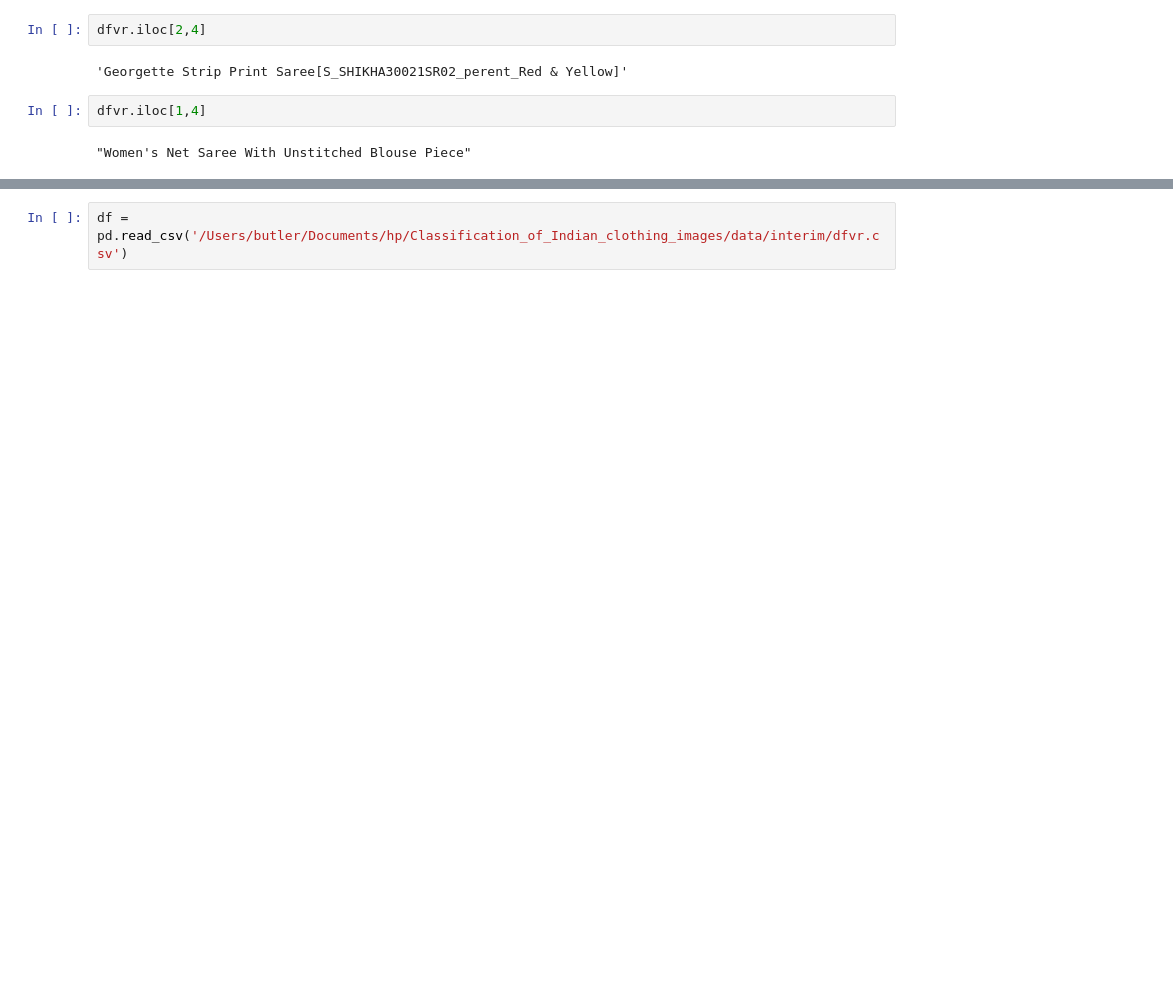
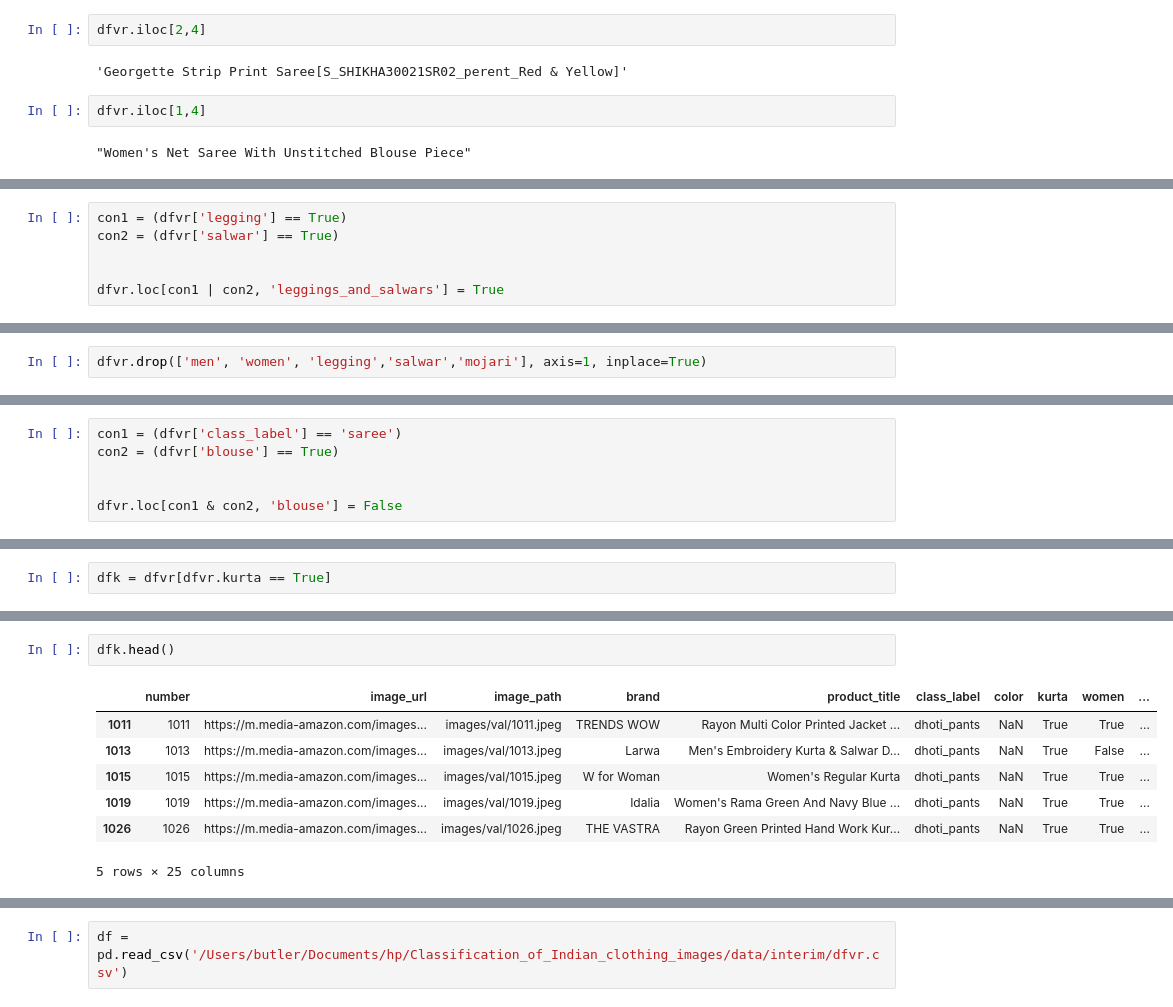
Before and after one commit to keb101/Image-Classification-Indian-Clothing, a Jupyter notebook: Classification_of_Indian_clothing_images/notebooks/Investigating_orig_data.ipynb, the cells around one changed output, grey strips where cells are left out. Saved outputs shown, nothing was run; the diff lists cells and outputs as text; blank space fills up the shorter version.

```diff
--- a/Classification_of_Indian_clothing_images/notebooks/Investigating_orig_data.ipynb
+++ b/Classification_of_Indian_clothing_images/notebooks/Investigating_orig_data.ipynb
@@ -278,0 +230,6 @@ dfvr.head()
+# %%
+con1 = (dfvr['legging'] == True)
+con2 = (dfvr['salwar'] == True)
+
+
+dfvr.loc[con1 | con2, 'leggings_and_salwars'] = True
@@ -278,0 +240,2 @@ dfvr.head()
+# %%
+dfvr.drop(['men', 'women', 'legging','salwar','mojari'], axis=1, inplace=True)
@@ -278,0 +252,6 @@ dfvr.head()
+# %%
+con1 = (dfvr['class_label'] == 'saree')
+con2 = (dfvr['blouse'] == True)
+
+
+dfvr.loc[con1 & con2, 'blouse'] = False
@@ -278,0 +288,2 @@ dfvr.head()
+# %%
+dfk = dfvr[dfvr.kurta == True]
@@ -278,0 +432,10 @@ dfvr.head()
+# %%
+dfk.head()
+# %% [output]
+|  | number | image_url | image_path | brand | product_title | class_label | color | kurta | women | ... |
+| 1011 | 1011 | https://m.media-amazon.com/images... | images/val/1011.jpeg | TRENDS WOW | Rayon Multi Color Printed Jacket ... | dhoti_pants | NaN | True | True | ... |
+| 1013 | 1013 | https://m.media-amazon.com/images... | images/val/1013.jpeg | Larwa | Men's Embroidery Kurta & Salwar D... | dhoti_pants | NaN | True | False | ... |
+| 1015 | 1015 | https://m.media-amazon.com/images... | images/val/1015.jpeg | W for Woman | Women's Regular Kurta | dhoti_pants | NaN | True | True | ... |
+| 1019 | 1019 | https://m.media-amazon.com/images... | images/val/1019.jpeg | Idalia | Women's Rama Green And Navy Blue ... | dhoti_pants | NaN | True | True | ... |
+| 1026 | 1026 | https://m.media-amazon.com/images... | images/val/1026.jpeg | THE VASTRA | Rayon Green Printed Hand Work Kur... | dhoti_pants | NaN | True | True | ... |
+5 rows × 25 columns
```
Also changed, not shown: parts of 131 cells of this notebook, 1 other file.
